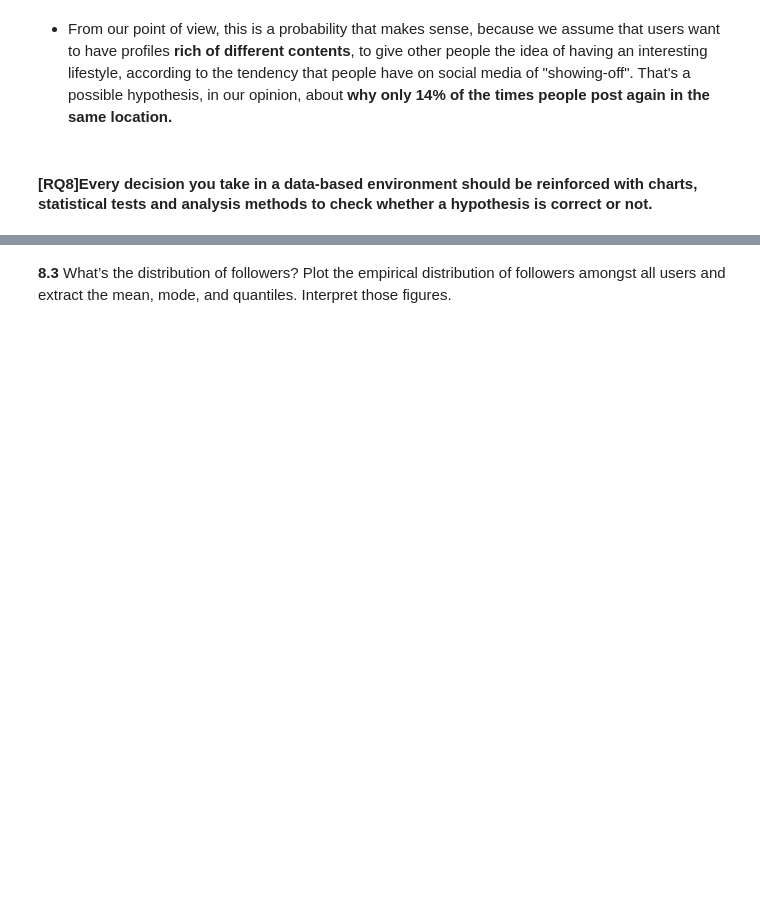
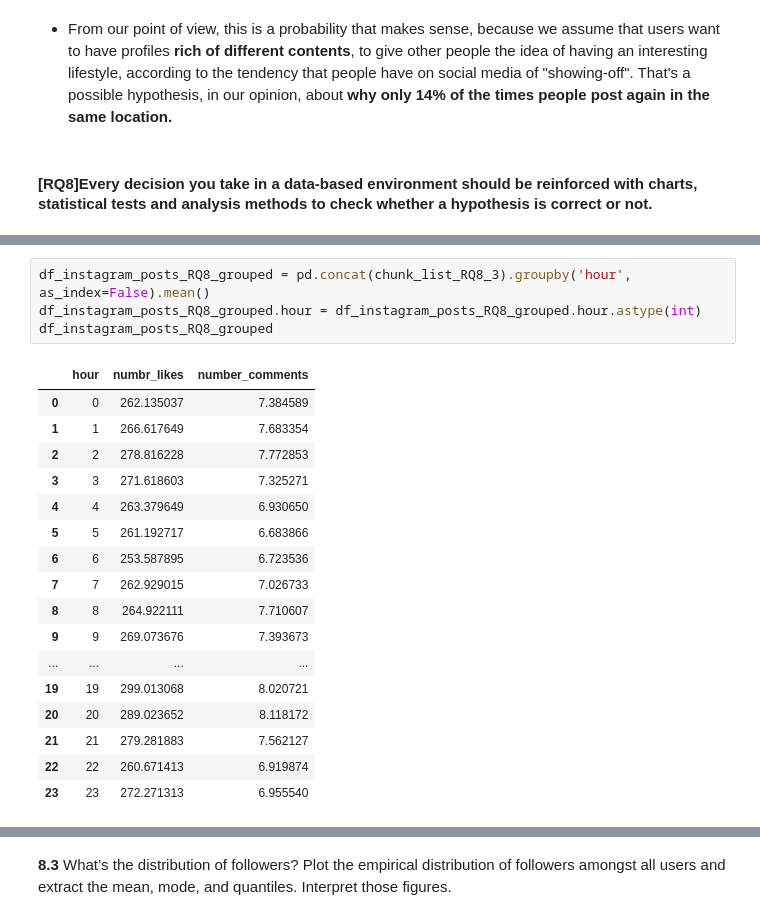
Before and after one commit to Iadiserniag/ADM-HW2, a Jupyter notebook: RQ12345678.ipynb, the cells around one changed output, grey strips where cells are left out. Cells and saved outputs as stored; diff of their text form; blank space fills up the shorter version.

```diff
--- a/RQ12345678.ipynb
+++ b/RQ12345678.ipynb
@@ -1368,0 +1423,22 @@ The output above shows how many times users visited a location 1,2,3.. ecc. time
+# %%
+df_instagram_posts_RQ8_grouped = pd.concat(chunk_list_RQ8_3).groupby('hour', as_index=False).mean()
+df_instagram_posts_RQ8_grouped.hour = df_instagram_posts_RQ8_grouped.hour.astype(int)
+df_instagram_posts_RQ8_grouped
+# %% [output]
+|  | hour | numbr_likes | number_comments |
+| 0 | 0 | 262.135037 | 7.384589 |
+| 1 | 1 | 266.617649 | 7.683354 |
+| 2 | 2 | 278.816228 | 7.772853 |
+| 3 | 3 | 271.618603 | 7.325271 |
+| 4 | 4 | 263.379649 | 6.930650 |
+| 5 | 5 | 261.192717 | 6.683866 |
+| 6 | 6 | 253.587895 | 6.723536 |
+| 7 | 7 | 262.929015 | 7.026733 |
+| 8 | 8 | 264.922111 | 7.710607 |
+| 9 | 9 | 269.073676 | 7.393673 |
+| ... | ... | ... | ... |
+| 19 | 19 | 299.013068 | 8.020721 |
+| 20 | 20 | 289.023652 | 8.118172 |
+| 21 | 21 | 279.281883 | 7.562127 |
+| 22 | 22 | 260.671413 | 6.919874 |
+| 23 | 23 | 272.271313 | 6.955540 |
```
Also changed, not shown: parts of 21 cells of this notebook.
